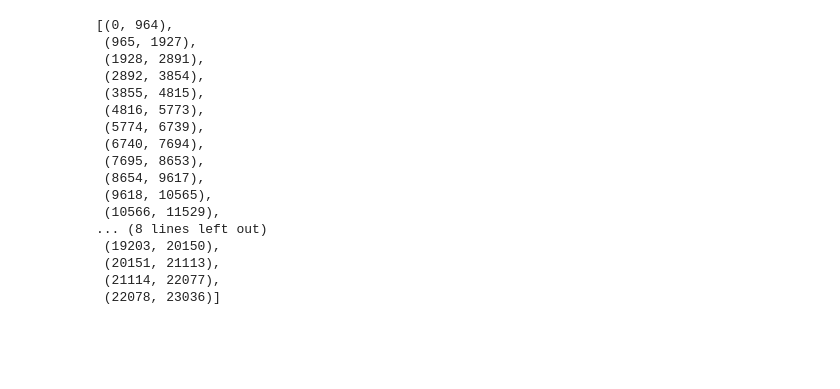
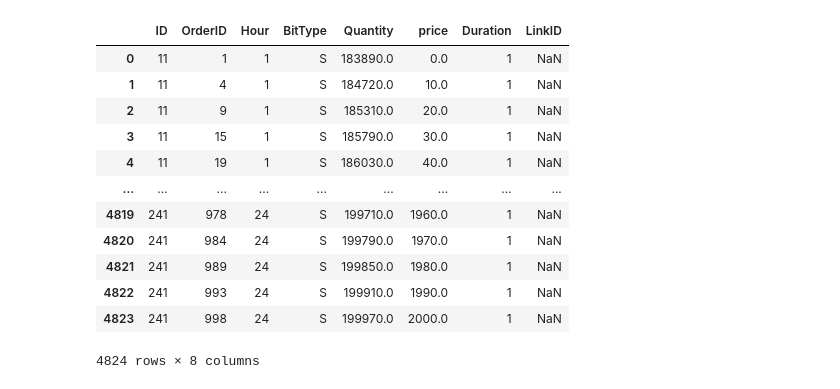
Before and after one commit to Zhaoweiliang/Day-Head-energy-Opti-Project, a Jupyter notebook: rounding.ipynb, the cells around one changed output. Drawn from its saved outputs; the diff is of its cells as text; code cells hidden in the pictures; blank space fills up the shorter version.

```diff
--- a/rounding.ipynb
+++ b/rounding.ipynb
@@ -13,26 +13,22 @@ HS_bids = HourBid()[0]
 HD_bids = HourBid()[1]
 FS_bids = Fibid()[0]
 FD_bids = Fibid()[1]
-# %%
-HIndex_D
-# %% [output]
-[(0, 964),
- (965, 1927),
- (1928, 2891),
- (2892, 3854),
- (3855, 4815),
- (4816, 5773),
- (5774, 6739),
- (6740, 7694),
- (7695, 8653),
- (8654, 9617),
- (9618, 10565),
- (10566, 11529),
-... (8 lines left out)
- (19203, 20150),
- (20151, 21113),
- (21114, 22077),
- (22078, 23036)]
+# %%
+HS_bids
+# %% [output]
+|  | ID | OrderID | Hour | BitType | Quantity | price | Duration | LinkID |
+| 0 | 11 | 1 | 1 | S | 183890.0 | 0.0 | 1 | NaN |
+| 1 | 11 | 4 | 1 | S | 184720.0 | 10.0 | 1 | NaN |
+| 2 | 11 | 9 | 1 | S | 185310.0 | 20.0 | 1 | NaN |
+| 3 | 11 | 15 | 1 | S | 185790.0 | 30.0 | 1 | NaN |
+| 4 | 11 | 19 | 1 | S | 186030.0 | 40.0 | 1 | NaN |
+| ... | ... | ... | ... | ... | ... | ... | ... | ... |
+| 4819 | 241 | 978 | 24 | S | 199710.0 | 1960.0 | 1 | NaN |
+| 4820 | 241 | 984 | 24 | S | 199790.0 | 1970.0 | 1 | NaN |
+| 4821 | 241 | 989 | 24 | S | 199850.0 | 1980.0 | 1 | NaN |
+| 4822 | 241 | 993 | 24 | S | 199910.0 | 1990.0 | 1 | NaN |
+| 4823 | 241 | 998 | 24 | S | 199970.0 | 2000.0 | 1 | NaN |
+4824 rows × 8 columns
 # %%
 find_largest(HIndex_D)
 # %% [output]
```
Also changed, not shown: parts of 6 cells of this notebook, 5 other files.
